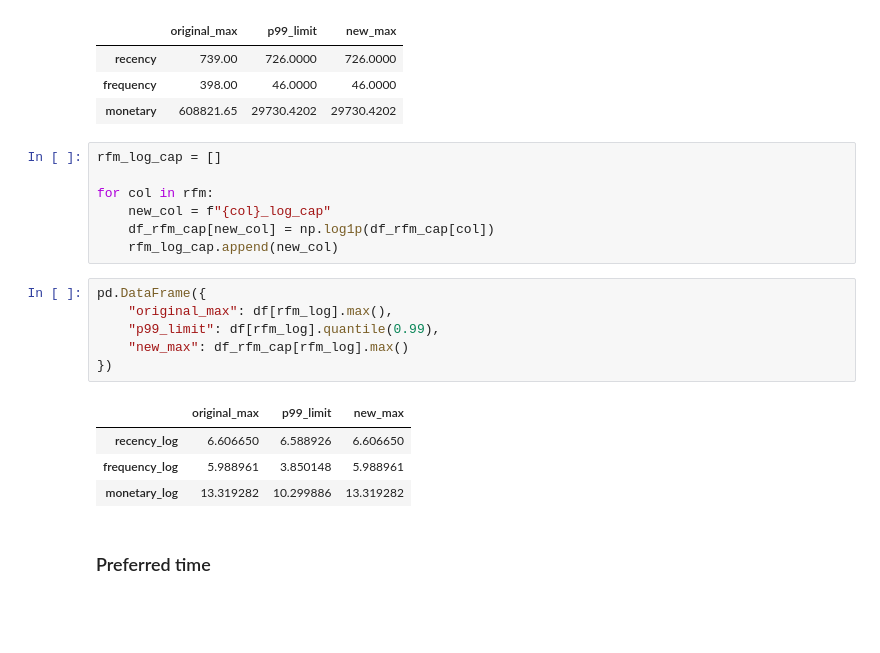
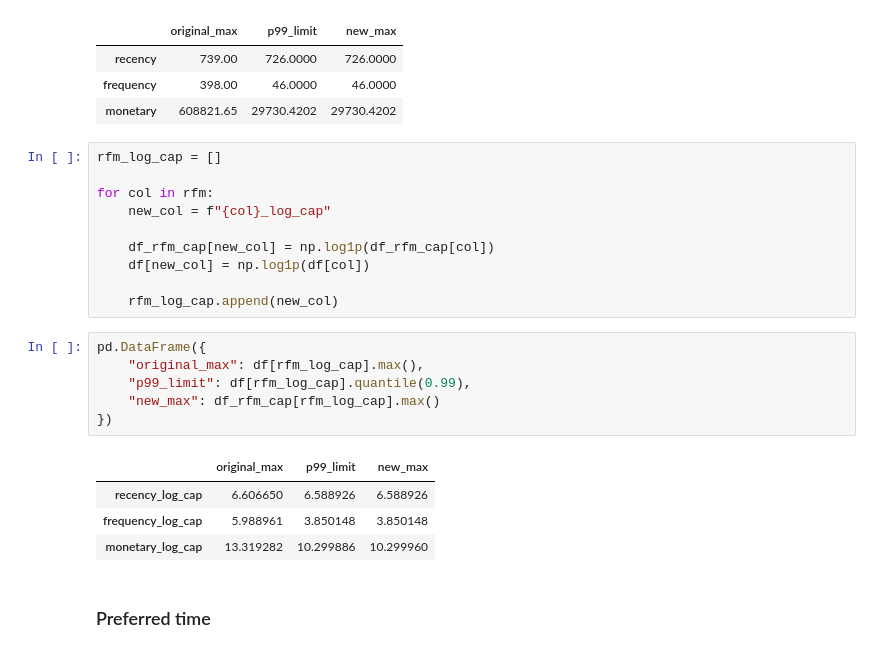
Before and after one commit to Thoericht/customer-segmentation-rfm-nlp, a Jupyter notebook: 02_notebooks/03_explorative_data_analysis.ipynb, the cells around one changed output. Saved outputs shown, nothing was run; the diff lists cells and outputs as text; blank space fills up the shorter version.

```diff
--- a/02_notebooks/03_explorative_data_analysis.ipynb
+++ b/02_notebooks/03_explorative_data_analysis.ipynb
@@ -327,19 +327,22 @@ rfm_log_cap = []
 
 for col in rfm:
     new_col = f"{col}_log_cap"
+
     df_rfm_cap[new_col] = np.log1p(df_rfm_cap[col])
+    df[new_col] = np.log1p(df[col])
+
     rfm_log_cap.append(new_col)
 # %%
 pd.DataFrame({
-    "original_max": df[rfm_log].max(),
-    "p99_limit": df[rfm_log].quantile(0.99),
-    "new_max": df_rfm_cap[rfm_log].max()
+    "original_max": df[rfm_log_cap].max(),
+    "p99_limit": df[rfm_log_cap].quantile(0.99),
+    "new_max": df_rfm_cap[rfm_log_cap].max()
 })
 # %% [output]
 |  | original_max | p99_limit | new_max |
-| recency_log | 6.606650 | 6.588926 | 6.606650 |
-| frequency_log | 5.988961 | 3.850148 | 5.988961 |
-| monetary_log | 13.319282 | 10.299886 | 13.319282 |
+| recency_log_cap | 6.606650 | 6.588926 | 6.588926 |
+| frequency_log_cap | 5.988961 | 3.850148 | 3.850148 |
+| monetary_log_cap | 13.319282 | 10.299886 | 10.299960 |
 # %% [markdown]
 ### Preferred time
 # %%
```
Also changed, not shown: 2 other files.
